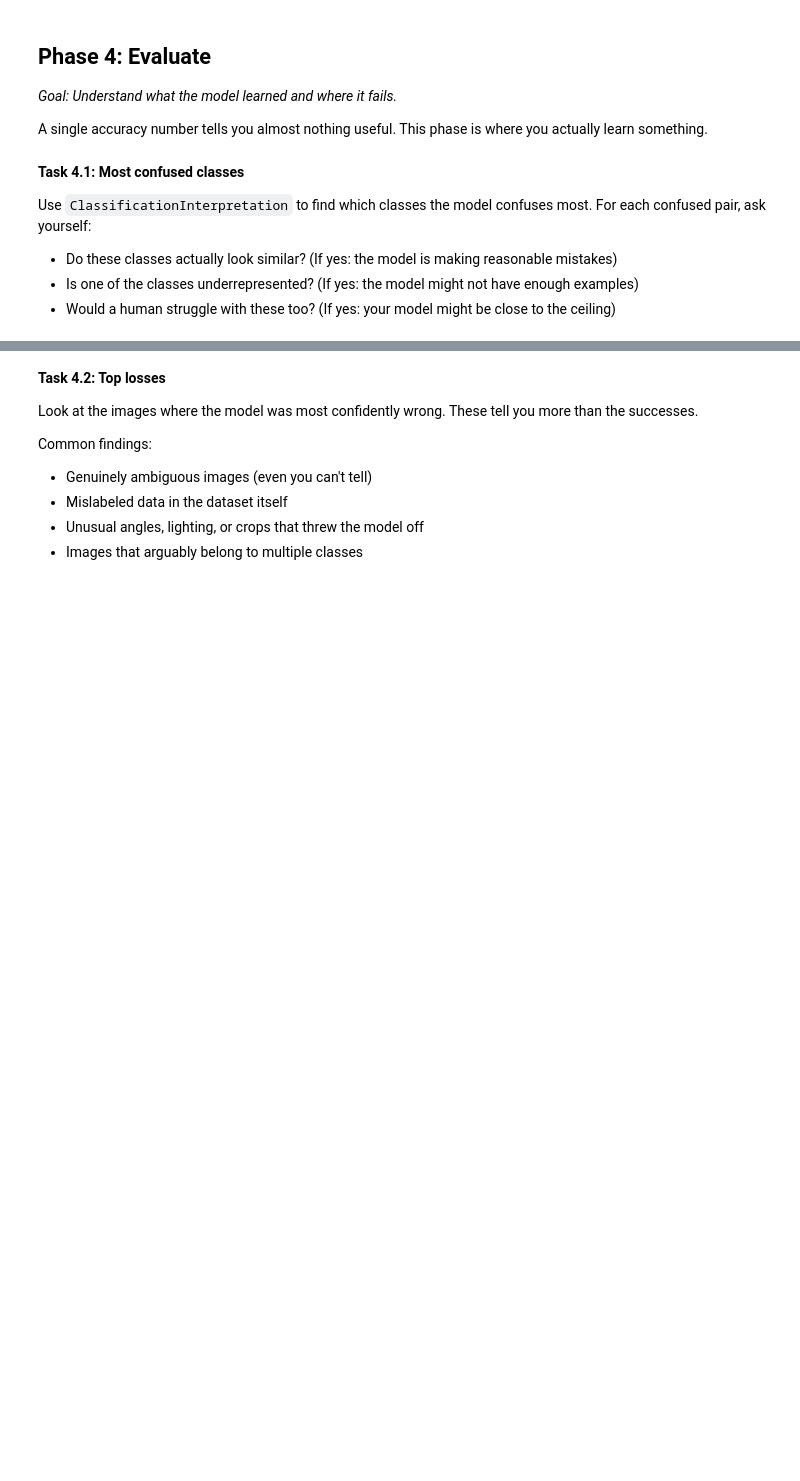
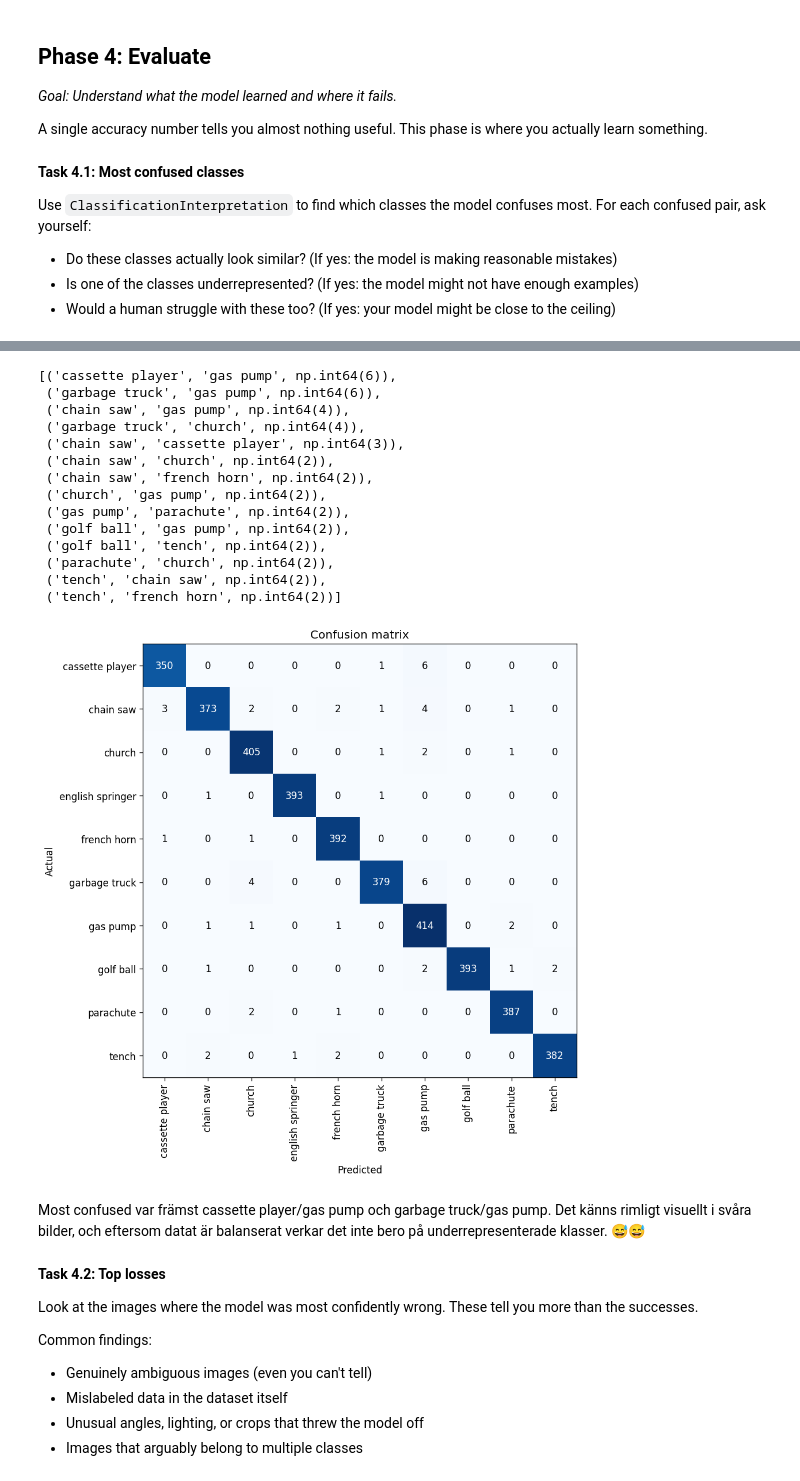
Before and after one commit to herengissa/assignment-1, a Jupyter notebook: 02_exercise_train_your_own.ipynb, the cells around one changed output, grey strips where cells are left out. Drawn from its saved outputs; the diff is of its cells as text; code cells hidden in the pictures; blank space fills up the shorter version.

```diff
--- a/02_exercise_train_your_own.ipynb
+++ b/02_exercise_train_your_own.ipynb
@@ -247,3 +366,7 @@ While it trains, watch the output table:
 | Accuracy | Going up | Stuck well below what you'd expect |
 # %%
 # Create learner and train
+from fastai.vision.all import *
+
+learn = vision_learner(dls, resnet34, metrics=accuracy)
+learn.fine_tune(4)
@@ -263,3 +401,7 @@ Use `ClassificationInterpretation` to find which classes the model confuses most
 - Would a human struggle with these too? (If yes: your model might be close to the ceiling)
 # %%
 # Find and display the most confused class pairs
+interp = ClassificationInterpretation.from_learner(learn)
+interp.plot_confusion_matrix(figsize=(8,8), dpi=120)
+interp.most_confused(min_val=2)
+# %% [output]
@@ -266,3 +411,20 @@ Use `ClassificationInterpretation` to find which classes the model confuses most
+[('cassette player', 'gas pump', np.int64(6)),
+ ('garbage truck', 'gas pump', np.int64(6)),
+ ('chain saw', 'gas pump', np.int64(4)),
+ ('garbage truck', 'church', np.int64(4)),
+ ('chain saw', 'cassette player', np.int64(3)),
+ ('chain saw', 'church', np.int64(2)),
+ ('chain saw', 'french horn', np.int64(2)),
+ ('church', 'gas pump', np.int64(2)),
+ ('gas pump', 'parachute', np.int64(2)),
+ ('golf ball', 'gas pump', np.int64(2)),
+ ('golf ball', 'tench', np.int64(2)),
+ ('parachute', 'church', np.int64(2)),
+ ('tench', 'chain saw', np.int64(2)),
+ ('tench', 'french horn', np.int64(2))]
+[figure, added]
+# %% [markdown]
+Most confused var främst cassette player/gas pump och garbage truck/gas pump. Det känns rimligt visuellt i svåra bilder, och eftersom datat är balanserat verkar det inte bero på underrepresenterade klasser. 😅😅
 # %% [markdown]
 **Task 4.2: Top losses**
 
```
Also changed, not shown: parts of 21 cells of this notebook.
